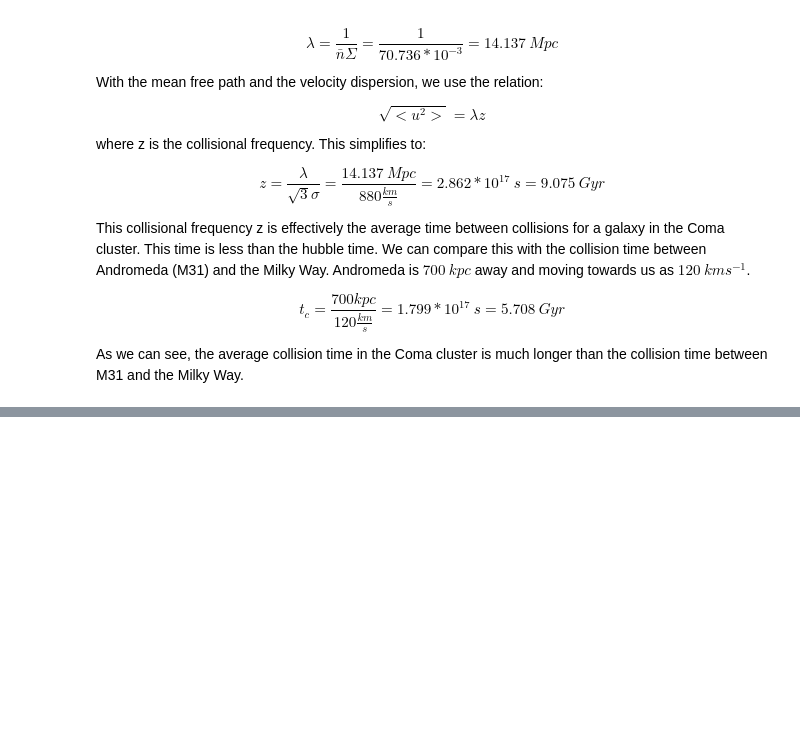
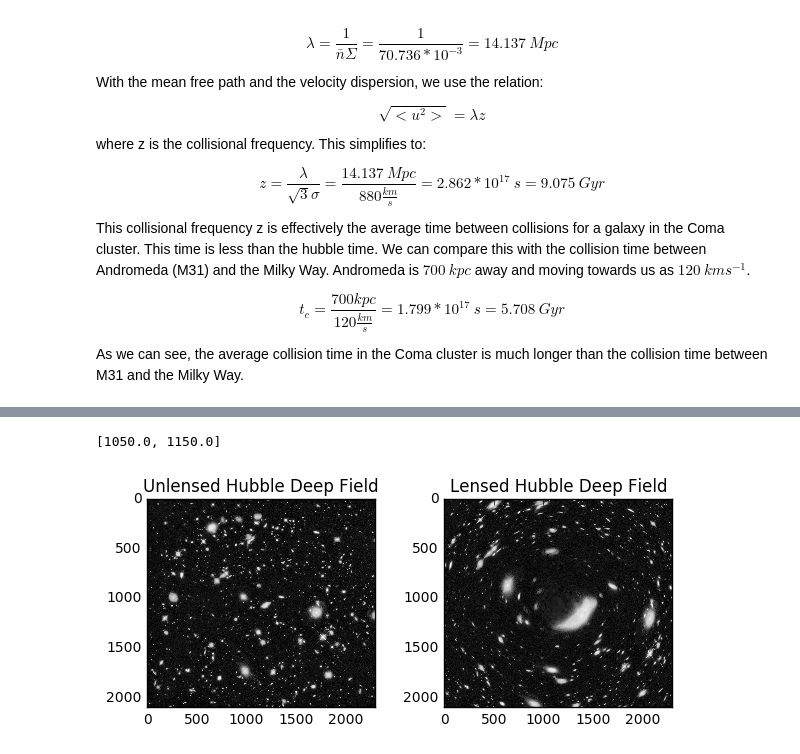
Before and after one commit to amielp/A425_2016, a Jupyter notebook: Students/DougBranton/Homework_4_DougBranton.ipynb, the cells around one changed output, grey strips where cells are left out. Saved outputs shown, nothing was run; the diff lists cells and outputs as text; code cells hidden in the pictures; blank space fills up the shorter version.

```diff
--- a/Students/DougBranton/Homework_4_DougBranton.ipynb
+++ b/Students/DougBranton/Homework_4_DougBranton.ipynb
@@ -110,0 +230,6 @@ As we can see, the average collision time in the Coma cluster is much longer tha
+# %%
+lens=GravLensing(2e8,4e8,1e14)
+lens.lensimage()
+# %% [output]
+[1050.0, 1150.0]
+[figure, added]
```
Also changed, not shown: parts of 6 cells of this notebook, 1 other file.
